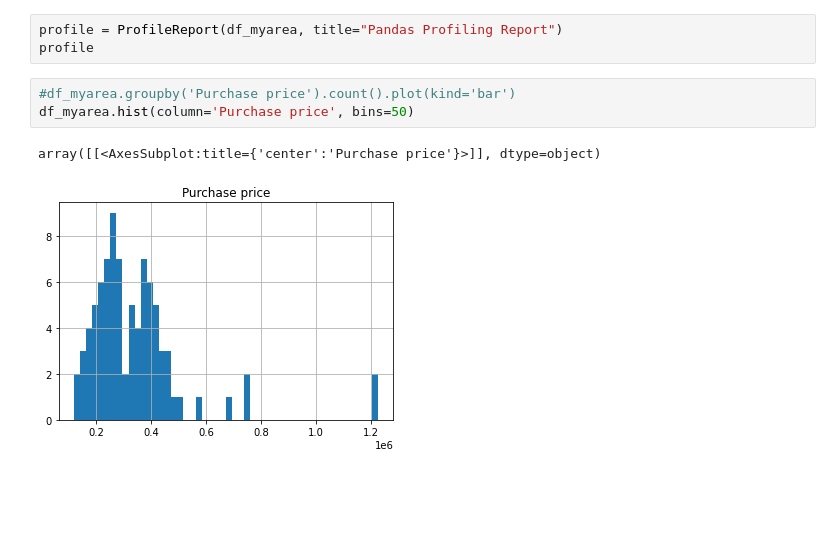
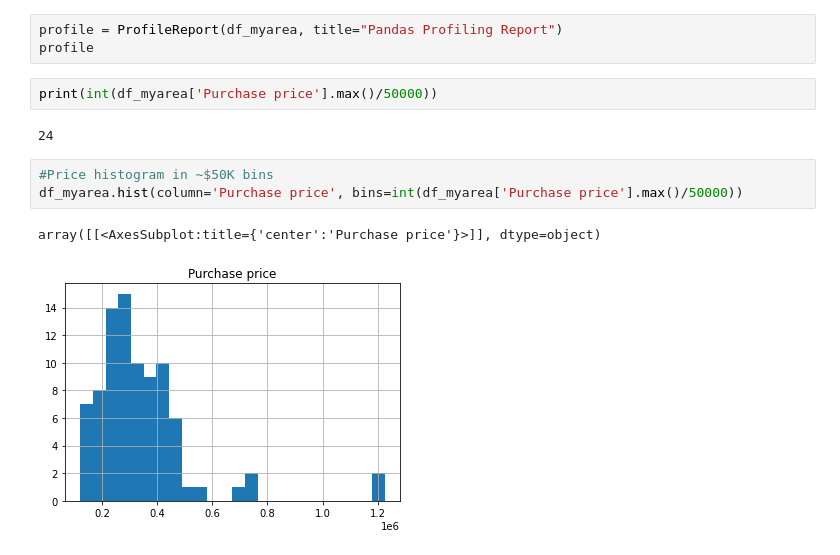
Before and after one commit to jameselks/nsw-property-sales-data-cleaner, a Jupyter notebook: analysis.ipynb, the cells around one changed output. Cells and saved outputs as stored; diff of their text form; blank space fills up the shorter version.

Commit message:
Add histogram

```diff
--- a/analysis.ipynb
+++ b/analysis.ipynb
@@ -41,9 +42,13 @@ print(str(len(df_myarea.index)) + ' records kept')
 # %%
 profile = ProfileReport(df_myarea, title="Pandas Profiling Report")
 profile
-# %%
-#df_myarea.groupby('Purchase price').count().plot(kind='bar')
-df_myarea.hist(column='Purchase price', bins=50)
-# %% [output]
-array([[<AxesSubplot:title={'center':'Purchase price'}>]], dtype=object)
-[figure, removed]
+# %%
+print(int(df_myarea['Purchase price'].max()/50000))
+# %% [output]
+24
+# %%
+#Price histogram in ~$50K bins
+df_myarea.hist(column='Purchase price', bins=int(df_myarea['Purchase price'].max()/50000))
+# %% [output]
+array([[<AxesSubplot:title={'center':'Purchase price'}>]], dtype=object)
+[figure, added]
```
Also changed, not shown: parts of 2 cells of this notebook.
